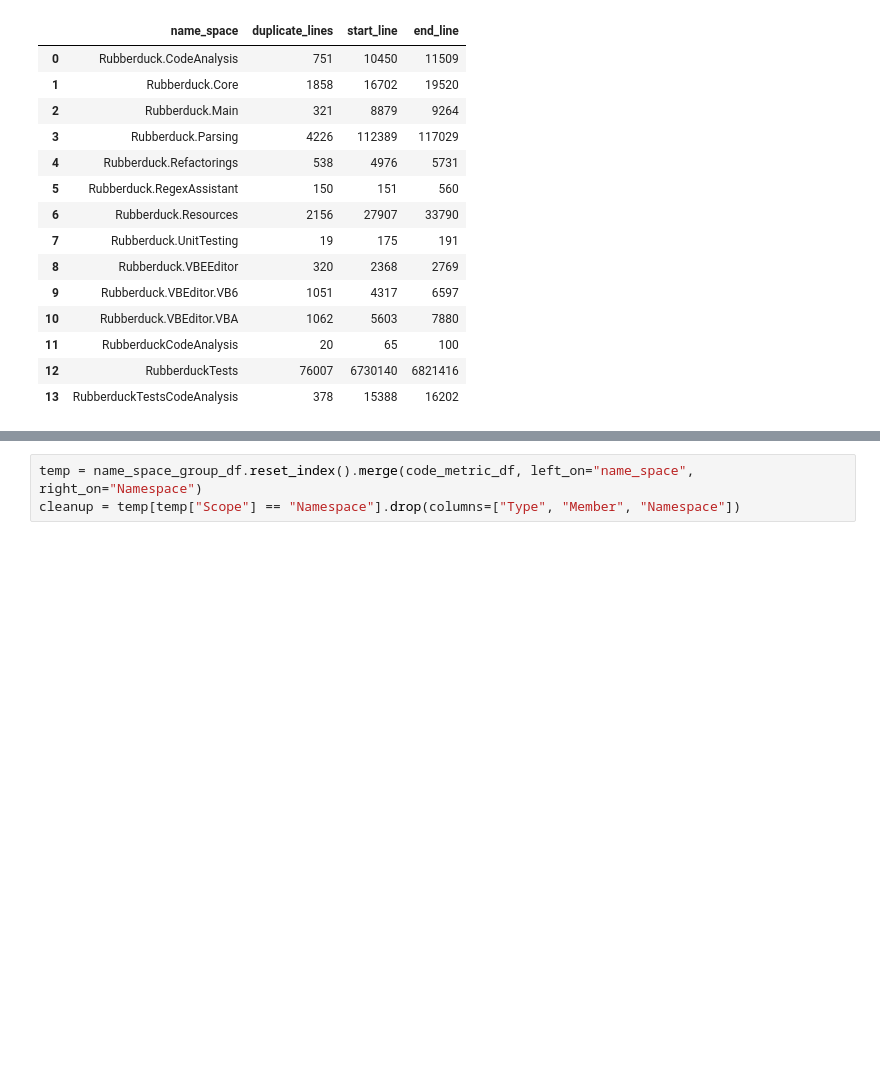
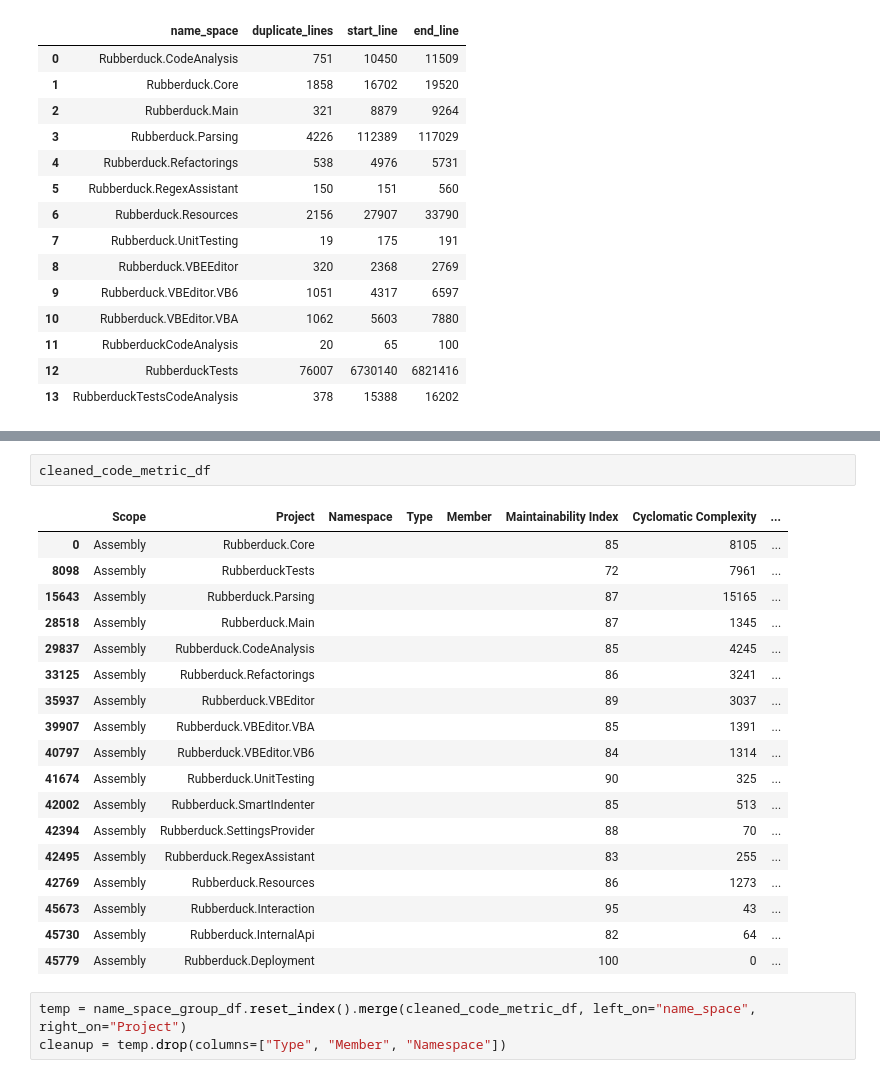
Before and after one commit to FYYHU/codemetrics, a Jupyter notebook: analyze.ipynb, the cells around one changed output, grey strips where cells are left out. Cells and saved outputs as stored; diff of their text form; blank space fills up the shorter version.

```diff
--- a/analyze.ipynb
+++ b/analyze.ipynb
@@ -66,6 +75,27 @@ name_space_group_df.reset_index()
+# %%
+cleaned_code_metric_df
+# %% [output]
+|  | Scope | Project | Namespace | Type | Member | Maintainability Index | Cyclomatic Complexity | ... |
+| 0 | Assembly | Rubberduck.Core |  |  |  | 85 | 8105 | ... |
+| 8098 | Assembly | RubberduckTests |  |  |  | 72 | 7961 | ... |
+| 15643 | Assembly | Rubberduck.Parsing |  |  |  | 87 | 15165 | ... |
+| 28518 | Assembly | Rubberduck.Main |  |  |  | 87 | 1345 | ... |
+| 29837 | Assembly | Rubberduck.CodeAnalysis |  |  |  | 85 | 4245 | ... |
+| 33125 | Assembly | Rubberduck.Refactorings |  |  |  | 86 | 3241 | ... |
+| 35937 | Assembly | Rubberduck.VBEditor |  |  |  | 89 | 3037 | ... |
+| 39907 | Assembly | Rubberduck.VBEditor.VBA |  |  |  | 85 | 1391 | ... |
+| 40797 | Assembly | Rubberduck.VBEditor.VB6 |  |  |  | 84 | 1314 | ... |
+| 41674 | Assembly | Rubberduck.UnitTesting |  |  |  | 90 | 325 | ... |
+| 42002 | Assembly | Rubberduck.SmartIndenter |  |  |  | 85 | 513 | ... |
+| 42394 | Assembly | Rubberduck.SettingsProvider |  |  |  | 88 | 70 | ... |
+| 42495 | Assembly | Rubberduck.RegexAssistant |  |  |  | 83 | 255 | ... |
+| 42769 | Assembly | Rubberduck.Resources |  |  |  | 86 | 1273 | ... |
+| 45673 | Assembly | Rubberduck.Interaction |  |  |  | 95 | 43 | ... |
+| 45730 | Assembly | Rubberduck.InternalApi |  |  |  | 82 | 64 | ... |
+| 45779 | Assembly | Rubberduck.Deployment |  |  |  | 100 | 0 | ... |
 # %%
-temp = name_space_group_df.reset_index().merge(code_metric_df, left_on="name_space", right_on="Namespace")
-cleanup = temp[temp["Scope"] == "Namespace"].drop(columns=["Type", "Member", "Namespace"])
+temp = name_space_group_df.reset_index().merge(cleaned_code_metric_df, left_on="name_space", right_on="Project")
+cleanup = temp.drop(columns=["Type", "Member", "Namespace"])
 # %%
 cleanup
 # %% [output]
```
Also changed, not shown: parts of 2 cells of this notebook.
